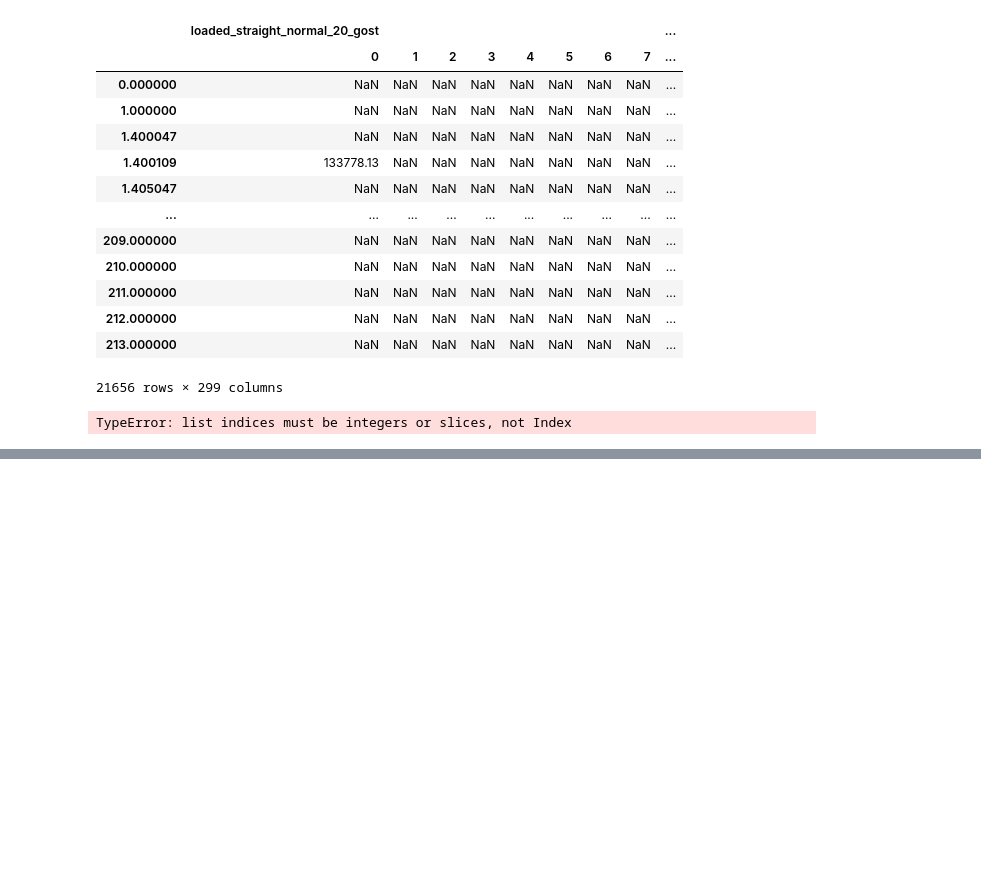
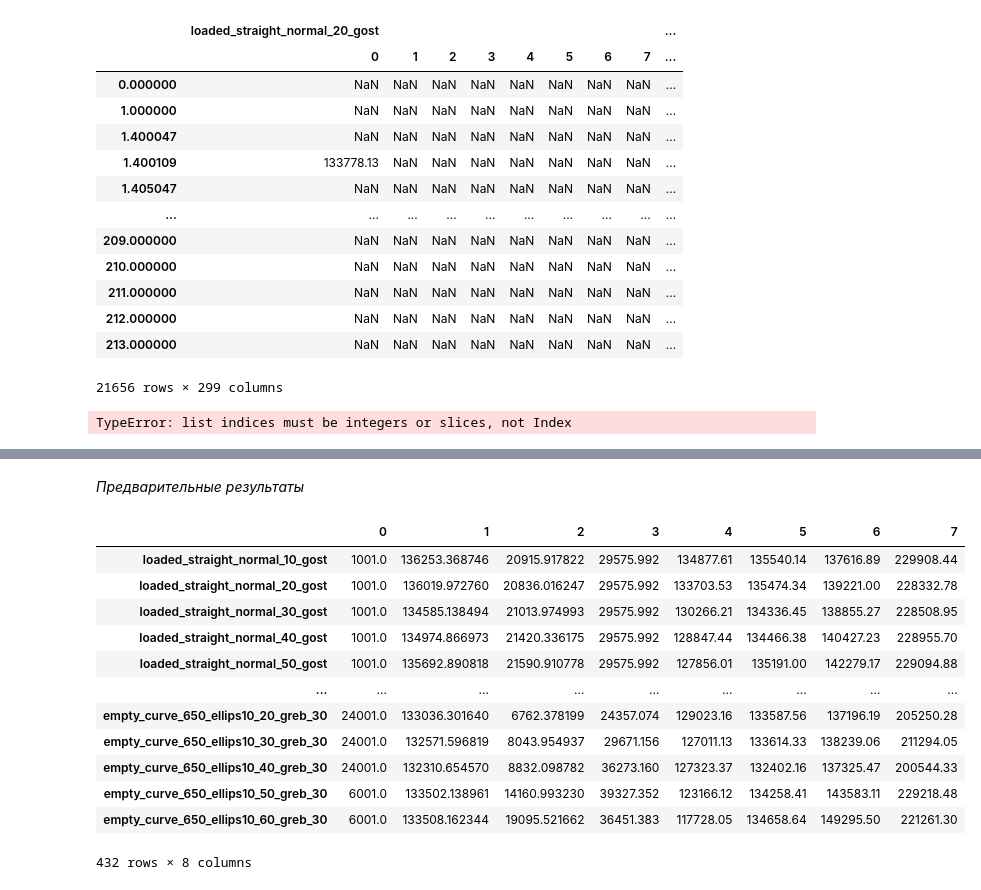
Before and after one commit to daniilgorenkov/Dissertation, a Jupyter notebook: observe.ipynb, the cells around one changed output, grey strips where cells are left out. Cells and saved outputs as stored; diff of their text form; code cells hidden in the pictures; blank space fills up the shorter version.

```diff
--- a/observe.ipynb
+++ b/observe.ipynb
@@ -750,0 +753,2 @@ TypeError: list indices must be integers or slices, not Index
+# %% [markdown]
+*Предварительные результаты*
@@ -750,0 +829,34 @@ TypeError: list indices must be integers or slices, not Index
+# %%
+def describe_calculations(data:list[list[pd.DataFrame]]) -> pd.DataFrame:
+
+    d = {}
+
+    for i in range(len(data)):
+        for n in range(len(data[i])):
+            col_name = data[i][n].columns[0]
+            # print(f"col_name: {col_name}")
+            description = data[i][n].describe().to_numpy().flatten()
+            d[col_name] = description
+
+    return pd.DataFrame(d)
+# %%
+loaded_df = describe_calculations(loaded_calculations)
+empty_df = describe_calculations(empty_calculations)
+# %%
+df = pd.concat([loaded_df,empty_df],axis=1).T
+# %%
+df
+# %% [output]
+|  | 0 | 1 | 2 | 3 | 4 | 5 | 6 | 7 |
+| loaded_straight_normal_10_gost | 1001.0 | 136253.368746 | 20915.917822 | 29575.992 | 134877.61 | 135540.14 | 137616.89 | 229908.44 |
+| loaded_straight_normal_20_gost | 1001.0 | 136019.972760 | 20836.016247 | 29575.992 | 133703.53 | 135474.34 | 139221.00 | 228332.78 |
+| loaded_straight_normal_30_gost | 1001.0 | 134585.138494 | 21013.974993 | 29575.992 | 130266.21 | 134336.45 | 138855.27 | 228508.95 |
+| loaded_straight_normal_40_gost | 1001.0 | 134974.866973 | 21420.336175 | 29575.992 | 128847.44 | 134466.38 | 140427.23 | 228955.70 |
+| loaded_straight_normal_50_gost | 1001.0 | 135692.890818 | 21590.910778 | 29575.992 | 127856.01 | 135191.00 | 142279.17 | 229094.88 |
+| ... | ... | ... | ... | ... | ... | ... | ... | ... |
+| empty_curve_650_ellips10_20_greb_30 | 24001.0 | 133036.301640 | 6762.378199 | 24357.074 | 129023.16 | 133587.56 | 137196.19 | 205250.28 |
+| empty_curve_650_ellips10_30_greb_30 | 24001.0 | 132571.596819 | 8043.954937 | 29671.156 | 127011.13 | 133614.33 | 138239.06 | 211294.05 |
+| empty_curve_650_ellips10_40_greb_30 | 24001.0 | 132310.654570 | 8832.098782 | 36273.160 | 127323.37 | 132402.16 | 137325.47 | 200544.33 |
+| empty_curve_650_ellips10_50_greb_30 | 6001.0 | 133502.138961 | 14160.993230 | 39327.352 | 123166.12 | 134258.41 | 143583.11 | 229218.48 |
+| empty_curve_650_ellips10_60_greb_30 | 6001.0 | 133508.162344 | 19095.521662 | 36451.383 | 117728.05 | 134658.64 | 149295.50 | 221261.30 |
+432 rows × 8 columns
```
Also changed, not shown: parts of 4 cells of this notebook.
